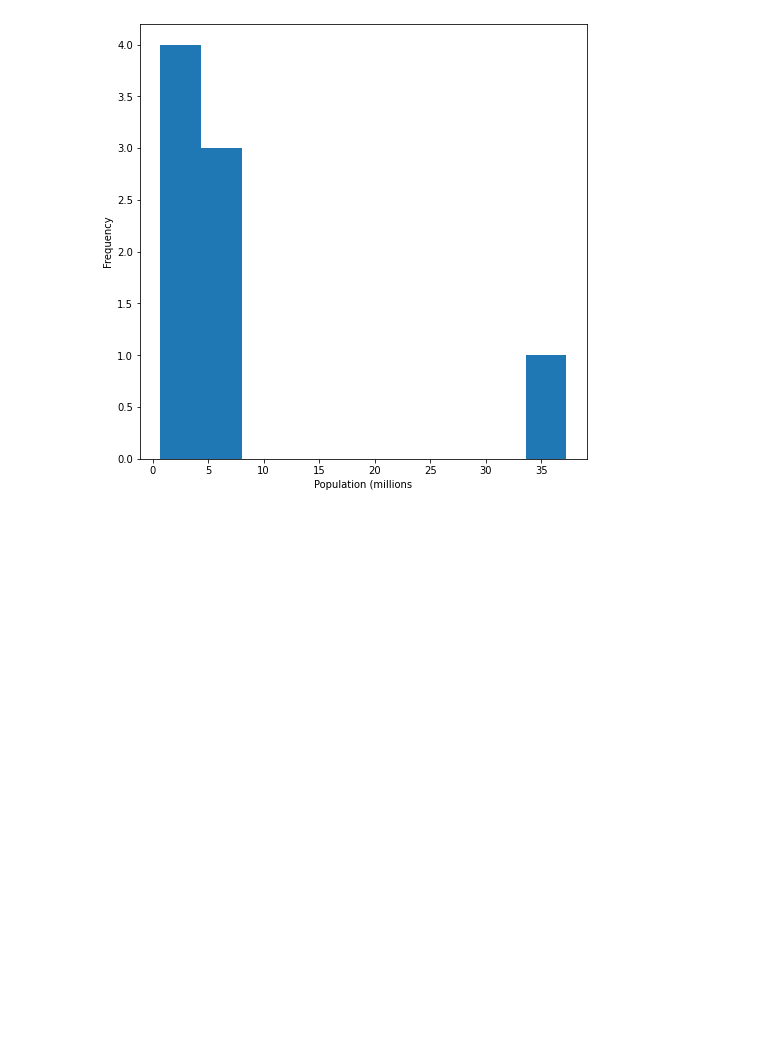
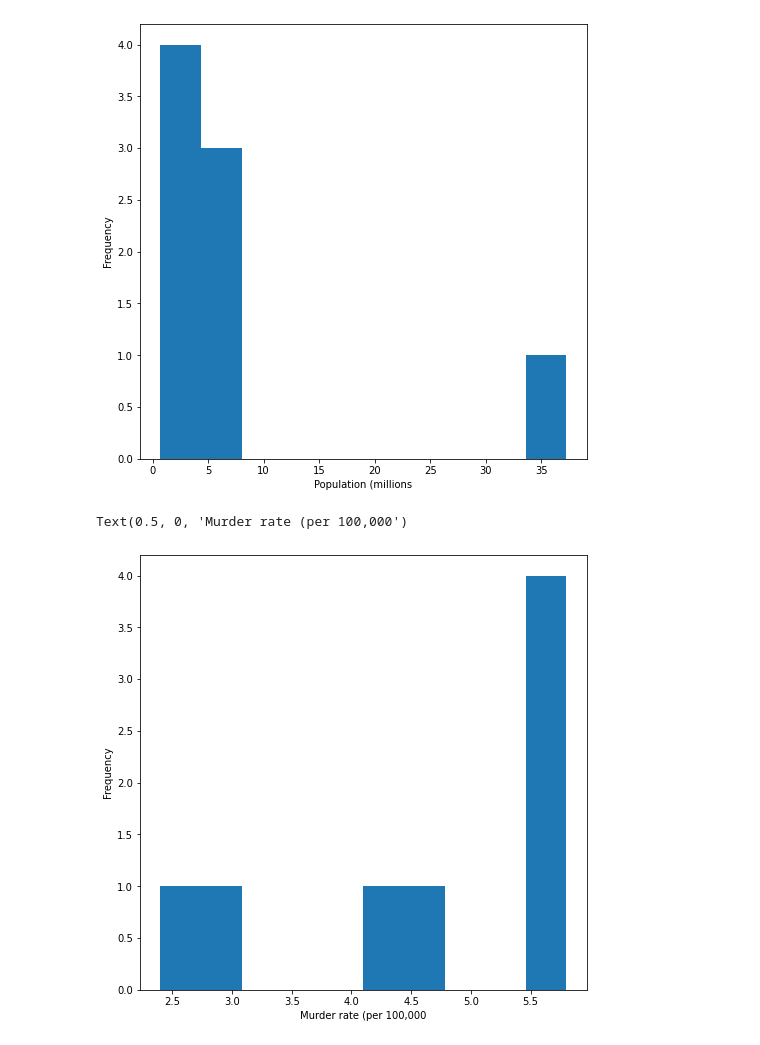
Before and after one commit to tzuzulcode/data_science_enero2022, a Jupyter notebook: Statistics/DataDistribution.ipynb, the cells around one changed output. Drawn from its saved outputs; the diff is of its cells as text; code cells hidden in the pictures; blank space fills up the shorter version.

Commit message:
Data distribution

```diff
--- a/Statistics/DataDistribution.ipynb
+++ b/Statistics/DataDistribution.ipynb
@@ -85,3 +96,9 @@ ax.set_xlabel("Population (millions")
 # %% [output]
 Text(0.5, 0, 'Population (millions')
 [figure]
+# %%
+ax = (data["Murder rate"]).plot.hist(figsize=(8,8))
+ax.set_xlabel("Murder rate (per 100,000")
+# %% [output]
+Text(0.5, 0, 'Murder rate (per 100,000')
+[figure, added]
```
Also changed, not shown: parts of 7 cells of this notebook, 4 other files.
